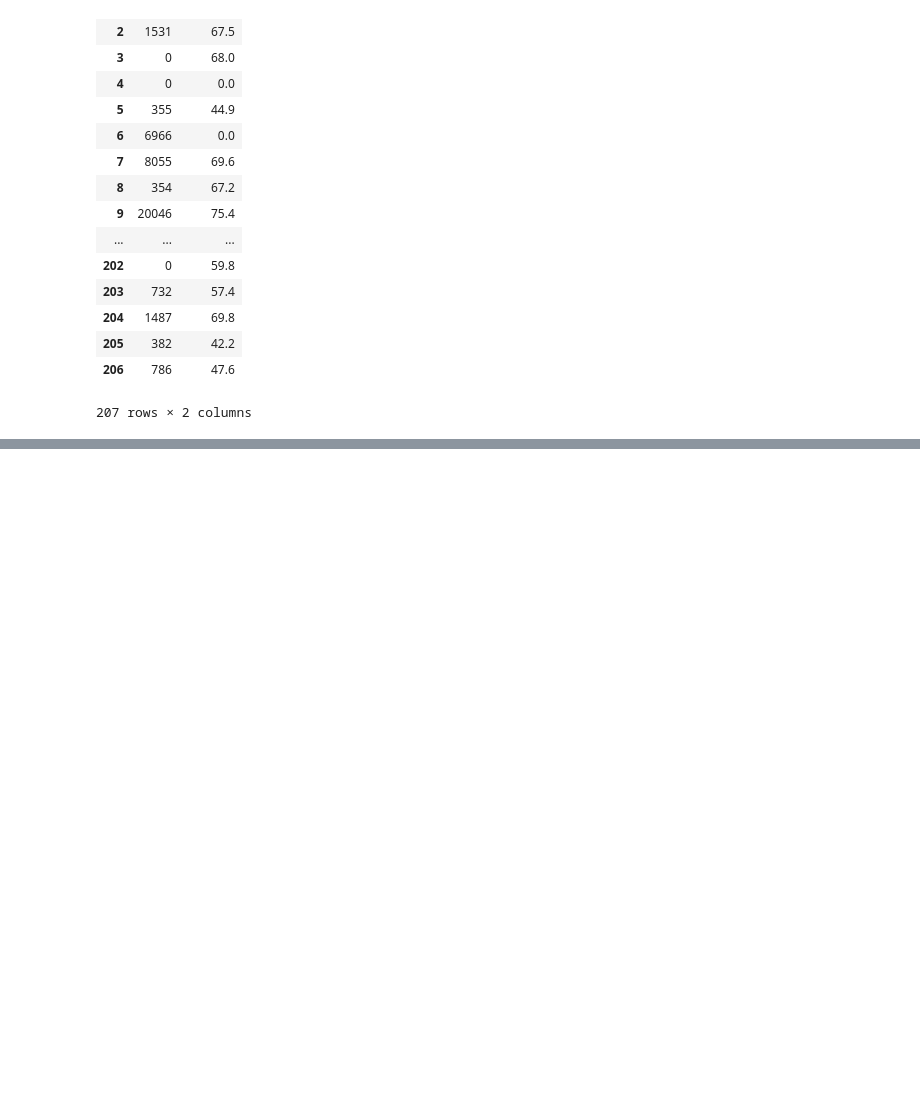
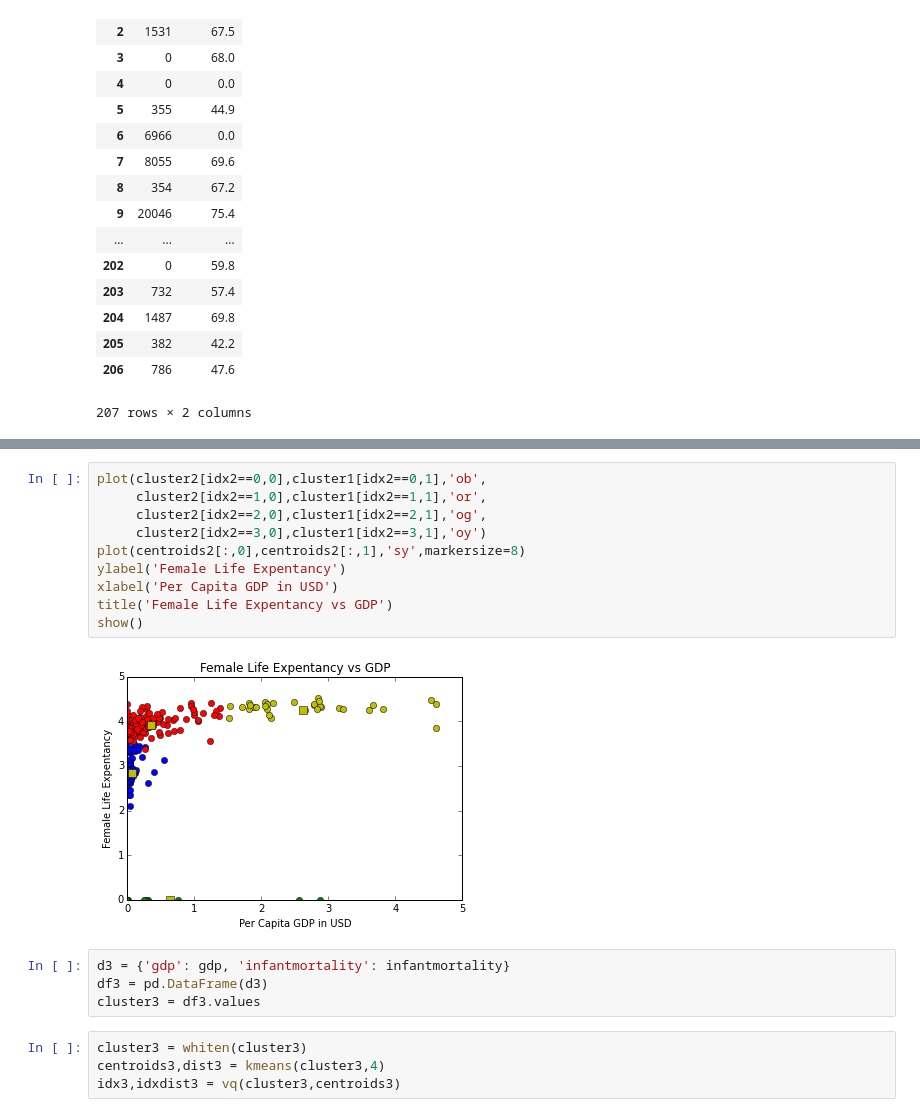
Before and after one commit to molliemarie/Thinkful-Data-Science-Projects, a Jupyter notebook: Unit4/kmeans1.ipynb, the cells around one changed output, grey strips where cells are left out. Cells and saved outputs as stored; diff of their text form; blank space fills up the shorter version.

```diff
--- a/Unit4/kmeans1.ipynb
+++ b/Unit4/kmeans1.ipynb
@@ -184,0 +397,20 @@ df1
+# %%
+plot(cluster2[idx2==0,0],cluster1[idx2==0,1],'ob',
+     cluster2[idx2==1,0],cluster1[idx2==1,1],'or',
+     cluster2[idx2==2,0],cluster1[idx2==2,1],'og',
+     cluster2[idx2==3,0],cluster1[idx2==3,1],'oy')
+plot(centroids2[:,0],centroids2[:,1],'sy',markersize=8)
+ylabel('Female Life Expentancy')
+xlabel('Per Capita GDP in USD')
+title('Female Life Expentancy vs GDP')
+show()
+# %% [output]
+[figure, added]
+# %%
+d3 = {'gdp': gdp, 'infantmortality': infantmortality}
+df3 = pd.DataFrame(d3)
+cluster3 = df3.values
+# %%
+cluster3 = whiten(cluster3)
+centroids3,dist3 = kmeans(cluster3,4)
+idx3,idxdist3 = vq(cluster3,centroids3)
```
Also changed, not shown: parts of 24 cells of this notebook, 2 other files.
